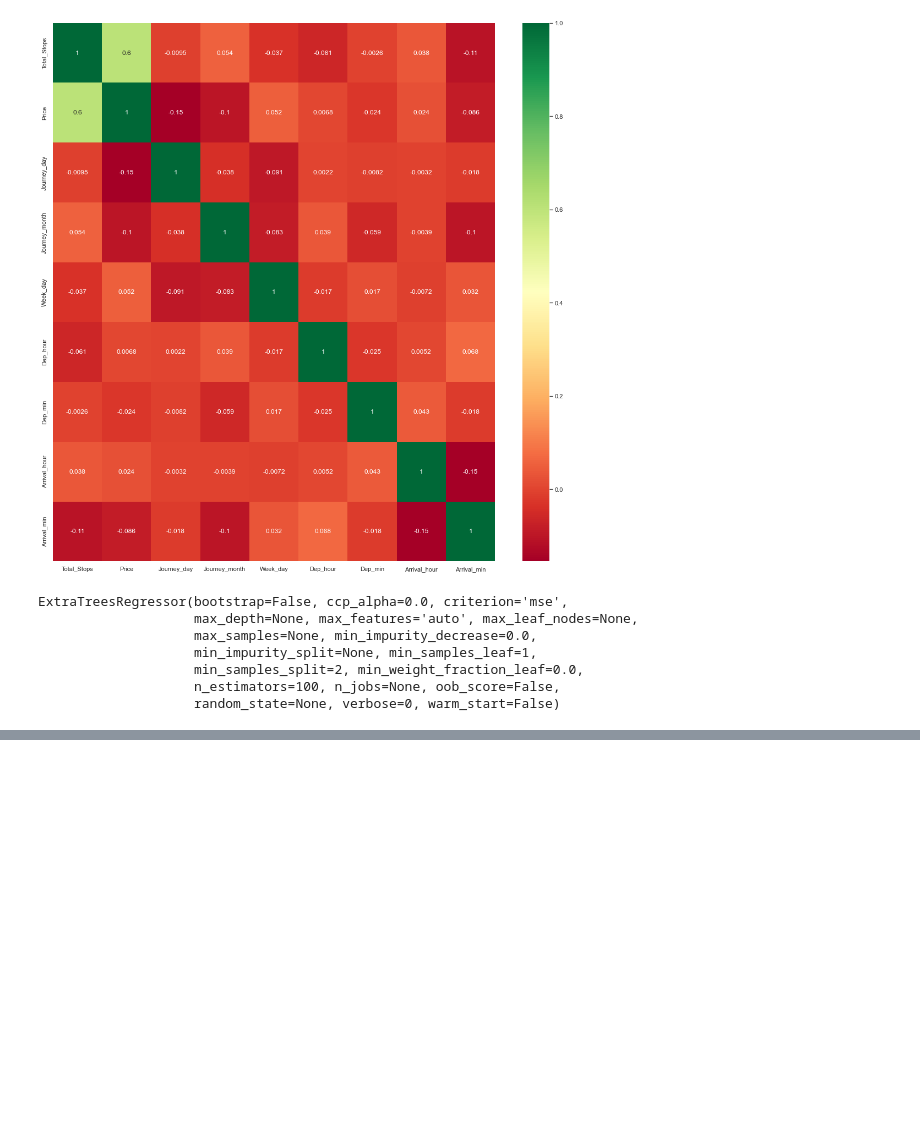
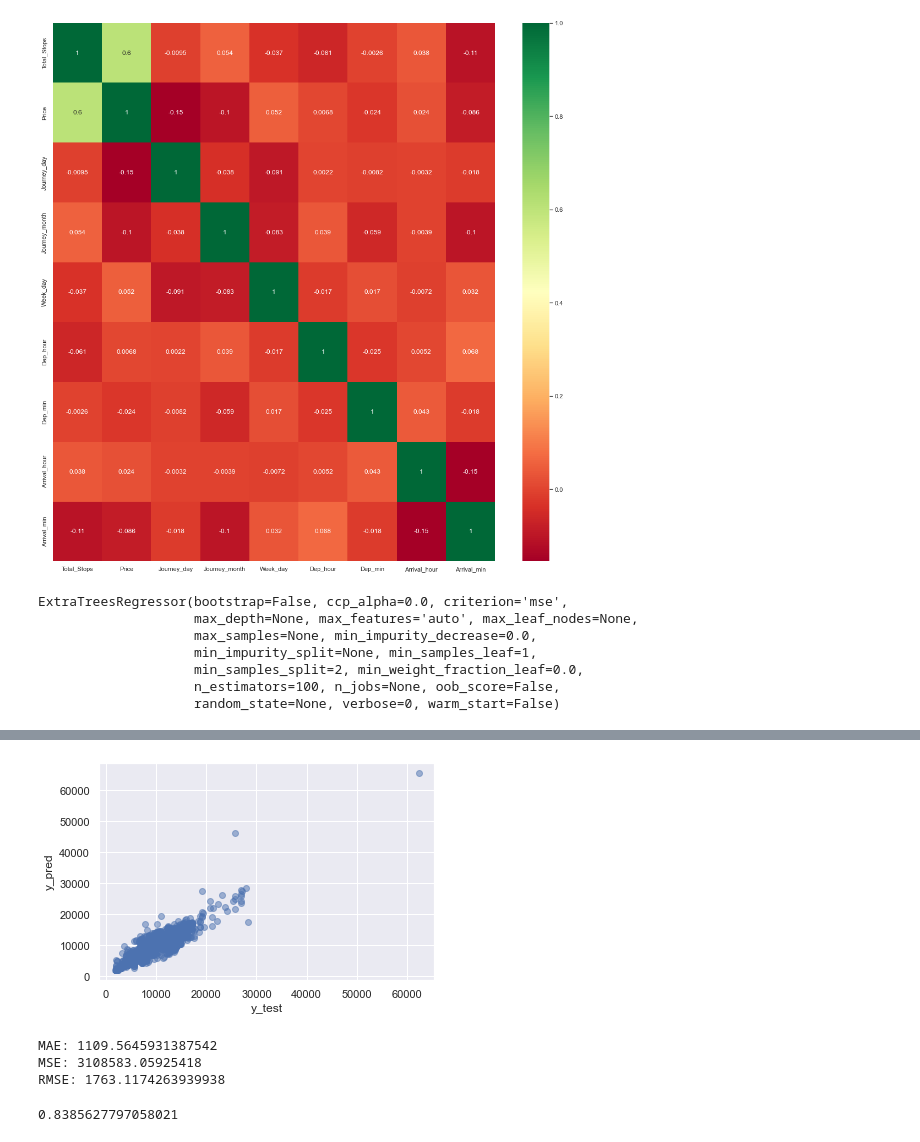
Before and after one commit to Jateendra/FlightPrediction_Dockerization, a Jupyter notebook: flight_price.ipynb, the cells around one changed output, grey strips where cells are left out. Saved outputs shown, nothing was run; the diff lists cells and outputs as text; code cells hidden in the pictures; blank space fills up the shorter version.

```diff
--- a/flight_price.ipynb
+++ b/flight_price.ipynb
@@ -616,0 +650,21 @@ plt.show()
+# %%
+plt.scatter(y_test, y_pred, alpha = 0.5)
+plt.xlabel("y_test")
+plt.ylabel("y_pred")
+plt.show()
+# %% [output]
+[figure, added]
+# %%
+from sklearn import metrics
+
+print('MAE:', metrics.mean_absolute_error(y_test, y_pred))
+print('MSE:', metrics.mean_squared_error(y_test, y_pred))
+print('RMSE:', np.sqrt(metrics.mean_squared_error(y_test, y_pred)))
+# %% [output]
+MAE: 1109.5645931387542
+MSE: 3108583.05925418
+RMSE: 1763.1174263939938
+# %%
+metrics.r2_score(y_test, y_pred)
+# %% [output]
+0.8385627797058021
```
Also changed, not shown: parts of 28 cells of this notebook, 1 other file.
